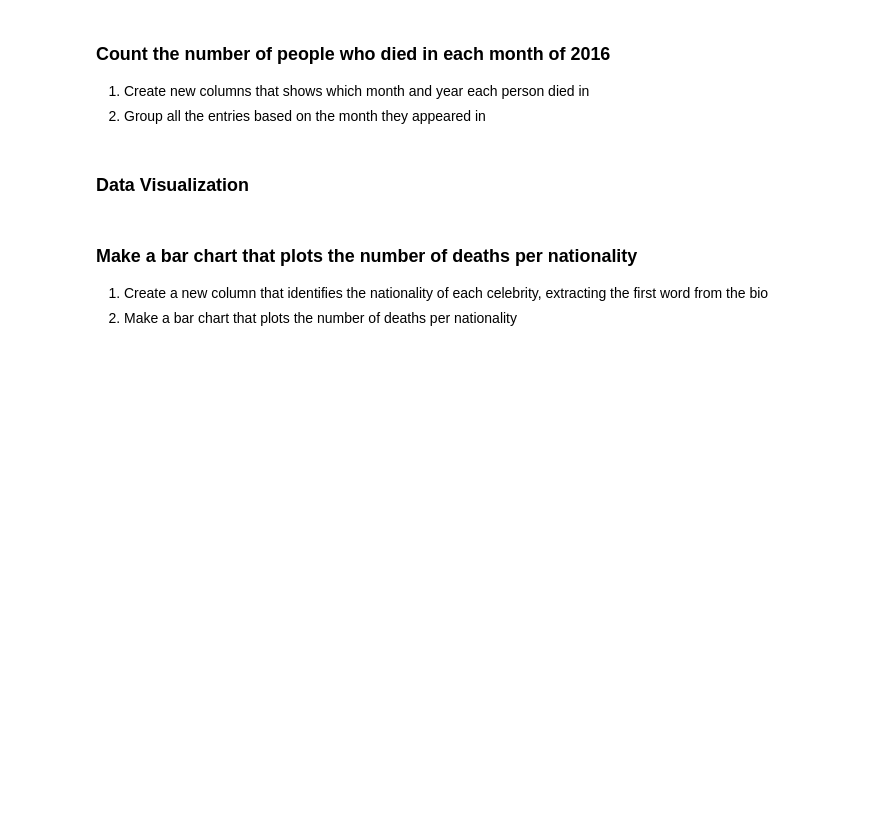
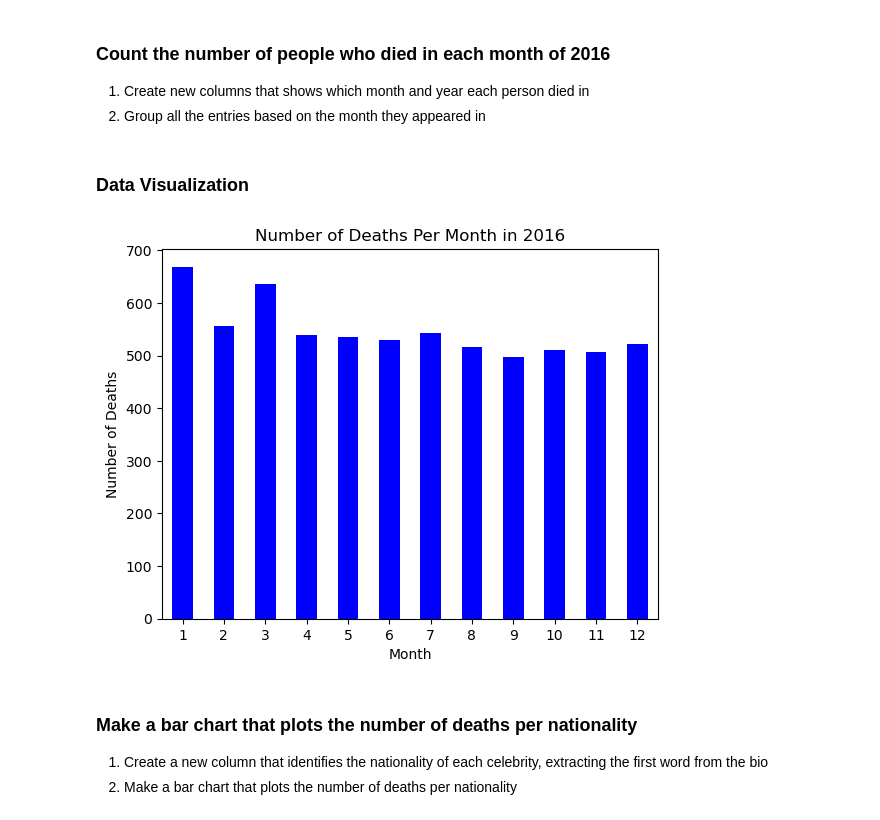
Before and after one commit to Yvonne-OH/CIT-590, a Jupyter notebook: HW6/celebrity_deaths_2016_updated.ipynb, the cells around one changed output. Saved outputs shown, nothing was run; the diff lists cells and outputs as text; code cells hidden in the pictures; blank space fills up the shorter version.

```diff
--- a/HW6/celebrity_deaths_2016_updated.ipynb
+++ b/HW6/celebrity_deaths_2016_updated.ipynb
@@ -183,6 +295,11 @@ and return the numeric month (get the value by using ".month")
 
 def get_month(date):
     # your code here
+    # Return the numeric month from the date
+    return date.month if pd.notnull(date) else None
+
+df['date of death'] = pd.to_datetime(df['date of death'], errors='coerce')
+df['month of death'] = df['date of death'].apply(get_month)
 # %%
 """ 17.
 Make a new column in the DataFrame df with the year of death
@@ -192,6 +309,9 @@ Hint: Apply a function to get the year from the "date of death" column
 
 def get_year(date):
     # your code here
+    return date.year if pd.notnull(date) else None
+
+df['year of death'] = df['date of death'].apply(get_year)
 # %%
 """ 18.
 There could be a small number of deaths that didn't take place in 2016.  Just in case,
@@ -200,6 +320,13 @@ filter out the deaths that didn't take place in 2016.
 """
 
 # your code here
+df['date of death'] = pd.to_datetime(df['date of death'], errors='coerce')
+
+# Apply the get_year function to create a new column with the year of death
+df['year of death'] = df['date of death'].apply(get_year)
+
+# Filter the DataFrame to include only deaths in 2016
+df_2016 = df[df['year of death'] == 2016]
 # %%
 """ 19.
 Using a pivot table, obtain a list that contains the number of people that died in each month
@@ -208,26 +335,37 @@ Using a pivot table, obtain a list that contains the number of people that died
 """
 
 # your code here
+
+df_per_month = pd.pivot_table(df_2016, index='month of death', values='name', aggfunc='count').reset_index()
+df_per_month.columns = ['Month', 'Deaths']
 # %% [markdown]
 ### Data Visualization
 # %%
 """ 20.
 Visualize the number of deaths per month as a bar chart
 
 Hint: A DataFrame has a simple .plot() method you can use.
 
 The x axis should show the individual number of the month and the y axis should show the death counts
 Don't forget to add a title and labels for the x and y axes
 """
 
 # your code here
+# Plotting the number of deaths per month
+df_per_month.plot(kind='bar', x='Month', y='Deaths', color='blue', legend=None)
+plt.title('Number of Deaths Per Month in 2016')
+plt.xlabel('Month')
+plt.ylabel('Number of Deaths')
+plt.xticks(rotation=0)
 
 
 
 ###########################
 ### DO NOT MODIFY THIS! ###
 plt.show()
 ###########################
+# %% [output]
+[figure, added]
 # %% [markdown]
 ### Make a bar chart that plots the number of deaths per nationality
 1. Create a new column that identifies the nationality of each celebrity, extracting the first word from the bio
```
Also changed, not shown: parts of 15 cells of this notebook, 2 other files.
